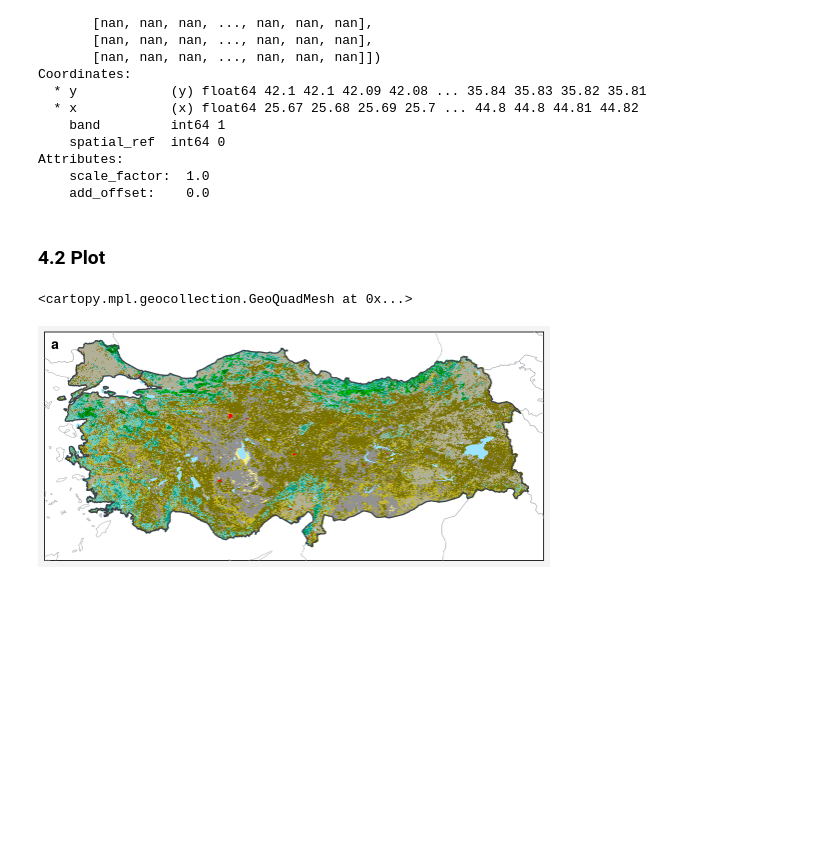
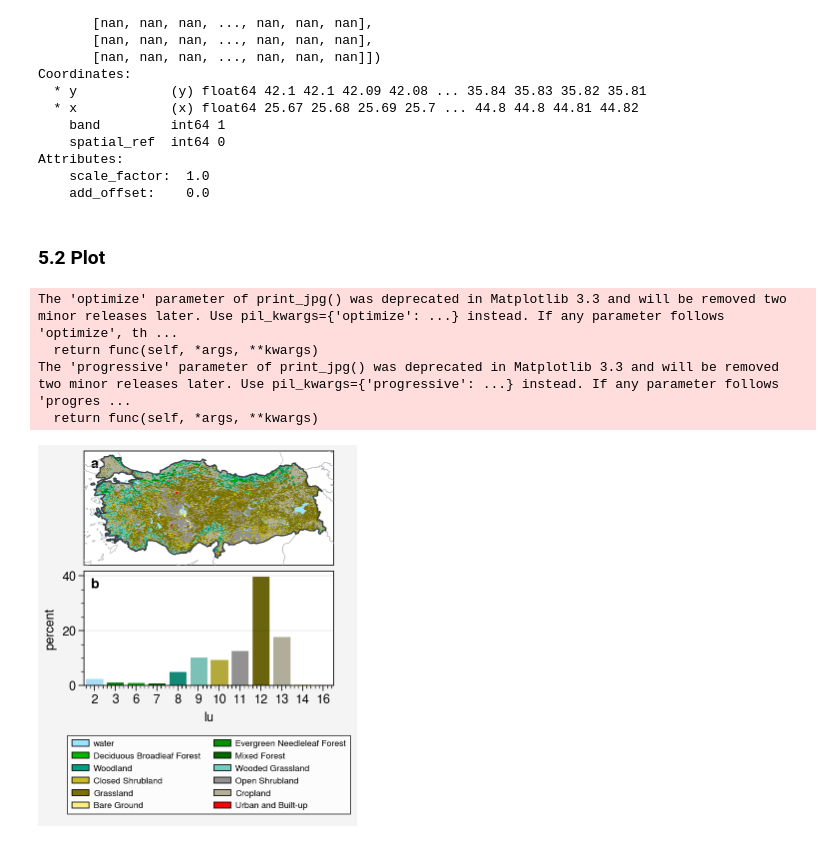
Before and after one commit to donmezkutay/cloud-physics-and-dynamics-project, a Jupyter notebook: landuse_statistics.ipynb, the cells around one changed output. Cells and saved outputs as stored; diff of their text form; code cells hidden in the pictures; blank space fills up the shorter version.

```diff
--- a/landuse_statistics.ipynb
+++ b/landuse_statistics.ipynb
@@ -63,0 +113,5 @@ data_lu_tr.plot()
+# %%
+lu_pd = lu_pd.sort_values('lu',)
+lu_pd['cmap'] = cb_list
+# %%
+lu_pd['lu'] = lu_pd['lu'].astype(np.int64)
@@ -63,0 +134,4 @@ data_lu_tr.plot()
+# %%
+lu_pd['percent'] = lu_pd.apply(lambda row: row['count']/lu_pd['count'] \
+                               .sum()*100,
+                               axis=1)
@@ -106,8 +171,9 @@ lcc = cartopy.crs.LambertConformal(central_longitude=35.0,
 
 # fig features
 fig_array = [[1, 1],
+             [2, 2]
             ]
-graphic_no = 1
+graphic_no = 2
 # %%
 data_lu_tr
 # %% [output]
@@ -128,13 +194,14 @@ Attributes:
     scale_factor:  1.0
     add_offset:    0.0
 # %% [markdown]
-### 4.2 Plot
+### 5.2 Plot
 # %%
 # Create Figure -------------------------
 fig, axs = proplot.subplots(fig_array,
-                            aspect=10,
-                            axwidth=5,
-                            proj=[lcc],
+                            #figsize=(10,6),
+                            #aspect=10,
+                            #axwidth=5,
+                            proj=[lcc, None],
                             hratios=tuple(np.ones(len(fig_array), dtype=int)),
                             includepanels=True,
                             hspace=0.50,
@@ -148,7 +215,7 @@ axs.format(abcloc='ul',
            zorder=50)
 
 # ankara limits d01
-axs.format(lonlim=(25.8, 45.1),
+axs[0].format(lonlim=(25.8, 45.1),
            latlim=(35., 42.2),
            longrid=False,
            latgrid = False)
@@ -156,34 +223,59 @@ axs.format(lonlim=(25.8, 45.1),
 # shapefile
 # External complementary shapefiles
 shpfilename = shpreader.natural_earth(resolution='10m',
                                       category='cultural',
                                       name='admin_0_countries')
 cts = ['Syria', 'Iraq', 'Iran',
        'Azerbaijan', 'Armenia',
        'Russia', 'Georgia', 'Bulgaria',
        'Greece', 'Cyprus', 'Northern Cyprus']
 
 # add external shapefile geometries
 for country in shpreader.Reader(shpfilename).records():
 
     if country.attributes['ADMIN'] in cts:
 
         count_shp = country.geometry
         for i in range(1):
-            axs.add_geometries([count_shp], cartopy.crs.PlateCarree(),
+            axs[0].add_geometries([count_shp], cartopy.crs.PlateCarree(),
                               facecolor='none', edgecolor = '#b0b3b8',
                               linewidth = 0.4, zorder = 21,)
 
     elif country.attributes['ADMIN'] == 'Turkey':
         count_shp = country.geometry
         for i in range(1):
-            axs.add_geometries([count_shp], cartopy.crs.PlateCarree(),
+            axs[0].add_geometries([count_shp], cartopy.crs.PlateCarree(),
                               facecolor='none', edgecolor = '#3a404a',
                               linewidth = 0.9, zorder = 22,)
 
 axs[0].pcolormesh(data_lu_tr['x'].values, data_lu_tr['y'].values,
                       data_lu_tr.values-0.5, cmap=cmap, norm=norm,
                       transform=cartopy.crs.PlateCarree(), zorder=9)
+
+# Set your custom color palette
+customPalette = sns.set_palette(sns.color_palette(cb_list))
+bar = sns.barplot(data=lu_pd, y='percent', x='lu', ax=axs[1], palette=customPalette)
+
+custom_lines = []
+for i, cb_col in enumerate(cb_list):
+
+    custom_lines.append(Patch(facecolor=cb_col,
+                               edgecolor='k',
+                               label=labels[i]))
+
+leg = fig.legend(custom_lines,
+           labels=labels,
+           ncols = 2,
+           loc = 'bottom',
+           prop={'size': 6.25})
+
+#save figure
+plt.savefig(r'pictures/urban_proportion.jpeg',
+            bbox_inches='tight', optimize=True,
+            progressive=True, dpi=300)
 # %% [output]
-<cartopy.mpl.geocollection.GeoQuadMesh at 0x...>
+The 'optimize' parameter of print_jpg() was deprecated in Matplotlib 3.3 and will be removed two minor releases later. Use pil_kwargs={'optimize': ...} instead. If any parameter follows 'optimize', th ...
+  return func(self, *args, **kwargs)
+The 'progressive' parameter of print_jpg() was deprecated in Matplotlib 3.3 and will be removed two minor releases later. Use pil_kwargs={'progressive': ...} instead. If any parameter follows 'progres ...
+  return func(self, *args, **kwargs)
-[figure, old version]
+[figure, new version]
```
Also changed, not shown: parts of 14 cells of this notebook.
